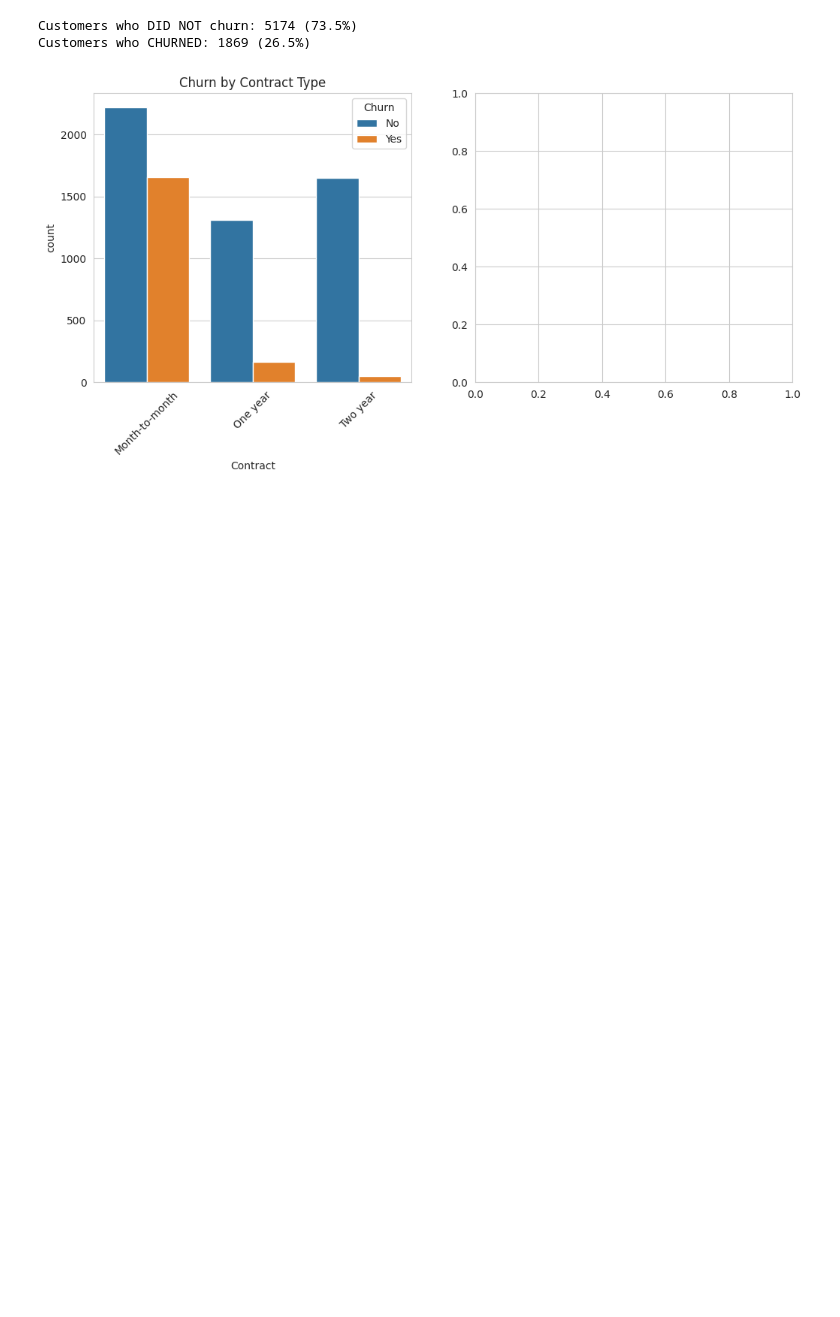
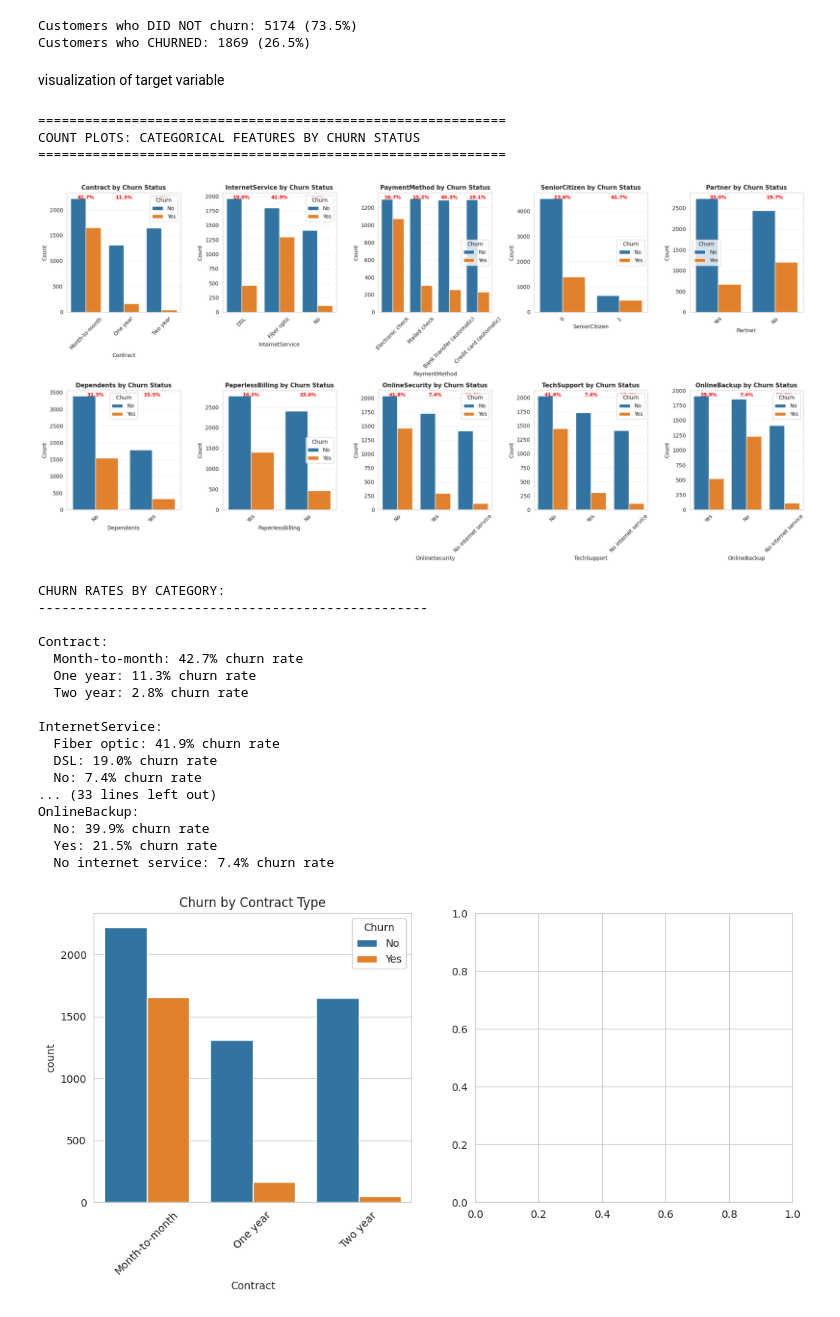
Before and after one commit to sanulisiya/Telco-churn-prediction20231263, a Jupyter notebook: Machine_Learning_Coursework.ipynb, the cells around one changed output. Cells and saved outputs as stored; diff of their text form; code cells hidden in the pictures; blank space fills up the shorter version.

```diff
--- a/Machine_Learning_Coursework.ipynb
+++ b/Machine_Learning_Coursework.ipynb
@@ -169,6 +409,80 @@ print(f"Customers who CHURNED: {churn_counts['Yes']} ({churn_counts['Yes']/len(d
 [figure]
 Customers who DID NOT churn: 5174 (73.5%)
 Customers who CHURNED: 1869 (26.5%)
+# %% [markdown]
+visualization of target variable
+# %%
+# COUNT PLOTS WITH TARGET VARIABLE
+print("\n" + "="*60)
+print("COUNT PLOTS: CATEGORICAL FEATURES BY CHURN STATUS")
+print("="*60)
+
+# Select key categorical features for churn analysis
+key_features = ['Contract', 'InternetService', 'PaymentMethod', 'SeniorCitizen',
+                'Partner', 'Dependents', 'PaperlessBilling', 'OnlineSecurity',
+                'TechSupport', 'OnlineBackup']
+
+# Create count plots
+fig, axes = plt.subplots(2, 5, figsize=(20, 10))
+axes = axes.flatten()
+
+for idx, feature in enumerate(key_features):
+    # Create count plot
+    sns.countplot(data=df, x=feature, hue='Churn', ax=axes[idx])
+
+    axes[idx].set_xlabel(feature, fontsize=10)
+    axes[idx].set_ylabel('Count', fontsize=10)
+    axes[idx].set_title(f'{feature} by Churn Status', fontsize=11, fontweight='bold')
+    axes[idx].tick_params(axis='x', rotation=45)
+    axes[idx].legend(title='Churn', labels=['No', 'Yes'])
+    axes[idx].grid(axis='y', alpha=0.3)
+
+    # Calculate churn rates
+    churn_data = df.groupby(feature)['Churn'].value_counts(normalize=True).unstack()
+    if 'Yes' in churn_data.columns:
+        # Add churn rate annotation
+        for i, (category, rates) in enumerate(churn_data.iterrows()):
+            churn_rate = rates['Yes'] if 'Yes' in rates.index else 0
+            axes[idx].text(i, axes[idx].get_ylim()[1]*0.95,
+                          f'{churn_rate:.1%}', ha='center', fontsize=9,
+                          fontweight='bold', color='red')
+
+plt.tight_layout()
+plt.show()
+
+# Print detailed churn rate analysis
+print("\nCHURN RATES BY CATEGORY:")
+print("-"*50)
+for feature in key_features:
+    print(f"\n{feature}:")
+    churn_rates = df.groupby(feature)['Churn'].apply(
+        lambda x: (x == 'Yes').mean() * 100
+    ).sort_values(ascending=False)
+
+    for category, rate in churn_rates.items():
+        print(f"  {category}: {rate:.1f}% churn rate")
+# %% [output]
+============================================================
+COUNT PLOTS: CATEGORICAL FEATURES BY CHURN STATUS
+============================================================
+[figure, added]
+CHURN RATES BY CATEGORY:
+--------------------------------------------------
+
+Contract:
+  Month-to-month: 42.7% churn rate
+  One year: 11.3% churn rate
+  Two year: 2.8% churn rate
+
+InternetService:
+  Fiber optic: 41.9% churn rate
+  DSL: 19.0% churn rate
+  No: 7.4% churn rate
+... (33 lines left out)
+OnlineBackup:
+  No: 39.9% churn rate
+  Yes: 21.5% churn rate
+  No internet service: 7.4% churn rate
 # %%
 # == HOW CONTRACT TYPE AFFECTS CHURN ==
 plt.figure(figsize=(12, 5))
```
Also changed, not shown: parts of 73 cells of this notebook.
